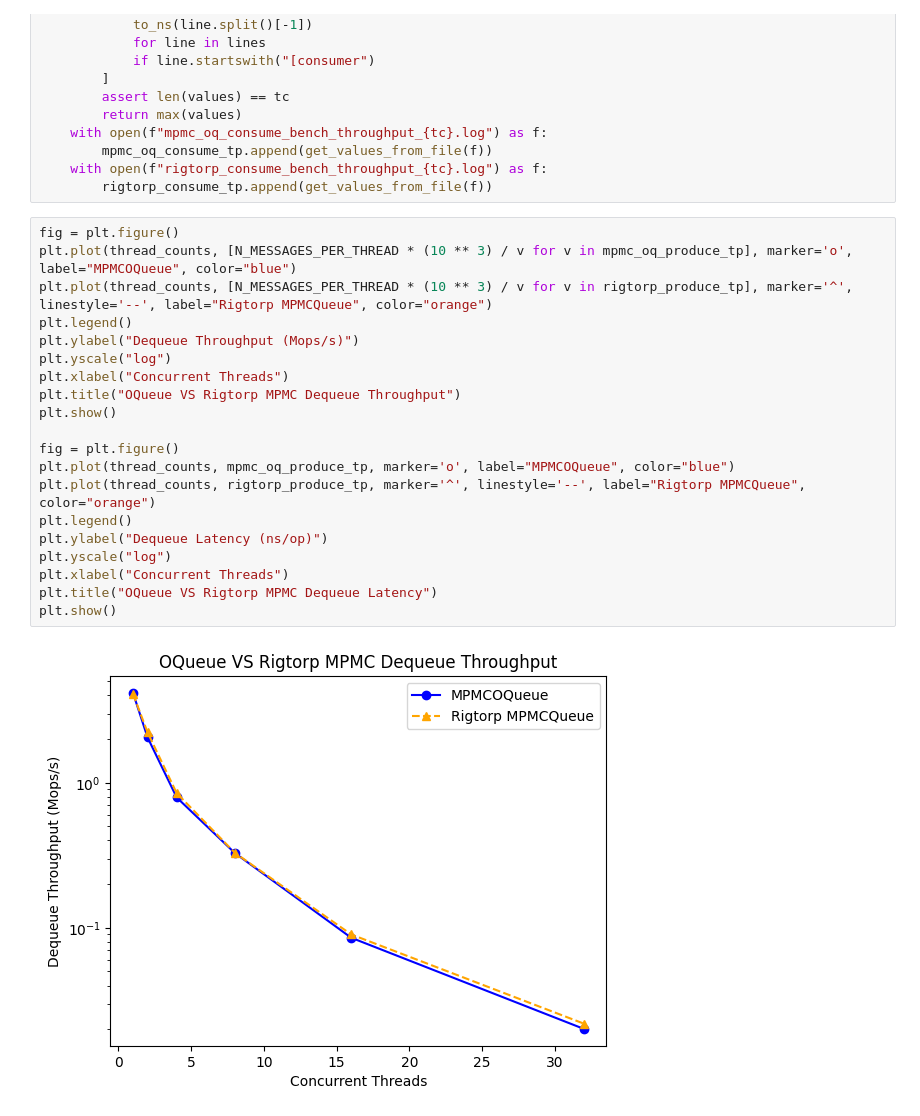
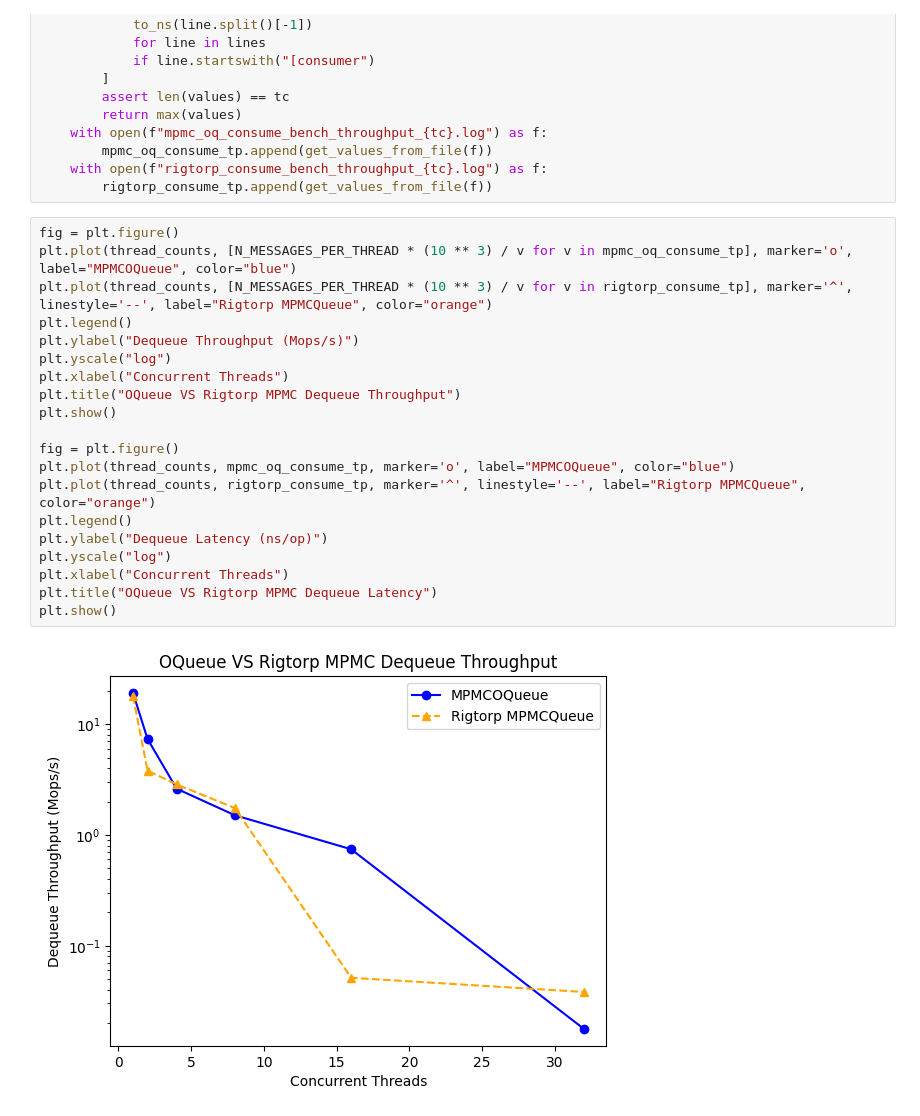
Before and after one commit to ldos-project/asterinas, a Jupyter notebook: throughput_results/Untitled.ipynb, the cells around one changed output. Cells and saved outputs as stored; diff of their text form.

```diff
--- a/throughput_results/Untitled.ipynb
+++ b/throughput_results/Untitled.ipynb
@@ -82,23 +82,23 @@ for tc in thread_counts:
         rigtorp_consume_tp.append(get_values_from_file(f))
 # %%
 fig = plt.figure()
-plt.plot(thread_counts, [N_MESSAGES_PER_THREAD * (10 ** 3) / v for v in mpmc_oq_produce_tp], marker='o', label="MPMCOQueue", color="blue")
-plt.plot(thread_counts, [N_MESSAGES_PER_THREAD * (10 ** 3) / v for v in rigtorp_produce_tp], marker='^', linestyle='--', label="Rigtorp MPMCQueue", color="orange")
+plt.plot(thread_counts, [N_MESSAGES_PER_THREAD * (10 ** 3) / v for v in mpmc_oq_consume_tp], marker='o', label="MPMCOQueue", color="blue")
+plt.plot(thread_counts, [N_MESSAGES_PER_THREAD * (10 ** 3) / v for v in rigtorp_consume_tp], marker='^', linestyle='--', label="Rigtorp MPMCQueue", color="orange")
 plt.legend()
 plt.ylabel("Dequeue Throughput (Mops/s)")
 plt.yscale("log")
 plt.xlabel("Concurrent Threads")
 plt.title("OQueue VS Rigtorp MPMC Dequeue Throughput")
 plt.show()
 
 fig = plt.figure()
-plt.plot(thread_counts, mpmc_oq_produce_tp, marker='o', label="MPMCOQueue", color="blue")
-plt.plot(thread_counts, rigtorp_produce_tp, marker='^', linestyle='--', label="Rigtorp MPMCQueue", color="orange")
+plt.plot(thread_counts, mpmc_oq_consume_tp, marker='o', label="MPMCOQueue", color="blue")
+plt.plot(thread_counts, rigtorp_consume_tp, marker='^', linestyle='--', label="Rigtorp MPMCQueue", color="orange")
 plt.legend()
 plt.ylabel("Dequeue Latency (ns/op)")
 plt.yscale("log")
 plt.xlabel("Concurrent Threads")
 plt.title("OQueue VS Rigtorp MPMC Dequeue Latency")
 plt.show()
 # %% [output]
-[figure, old version]
+[figure, new version]
```
Also changed, not shown: parts of 3 cells of this notebook.
